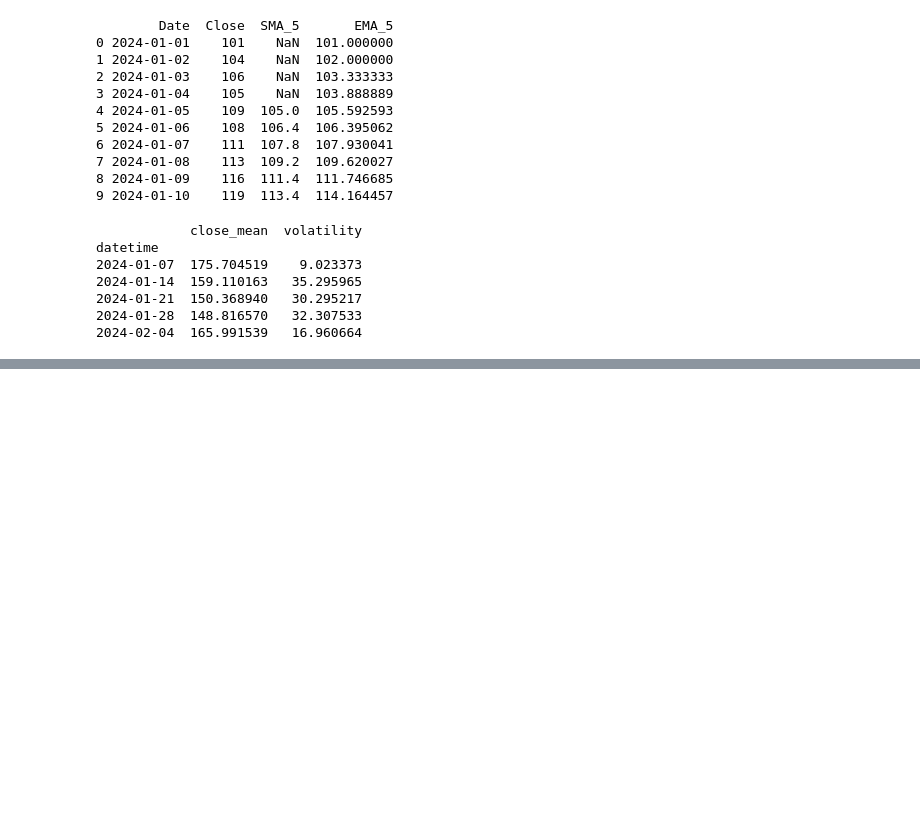
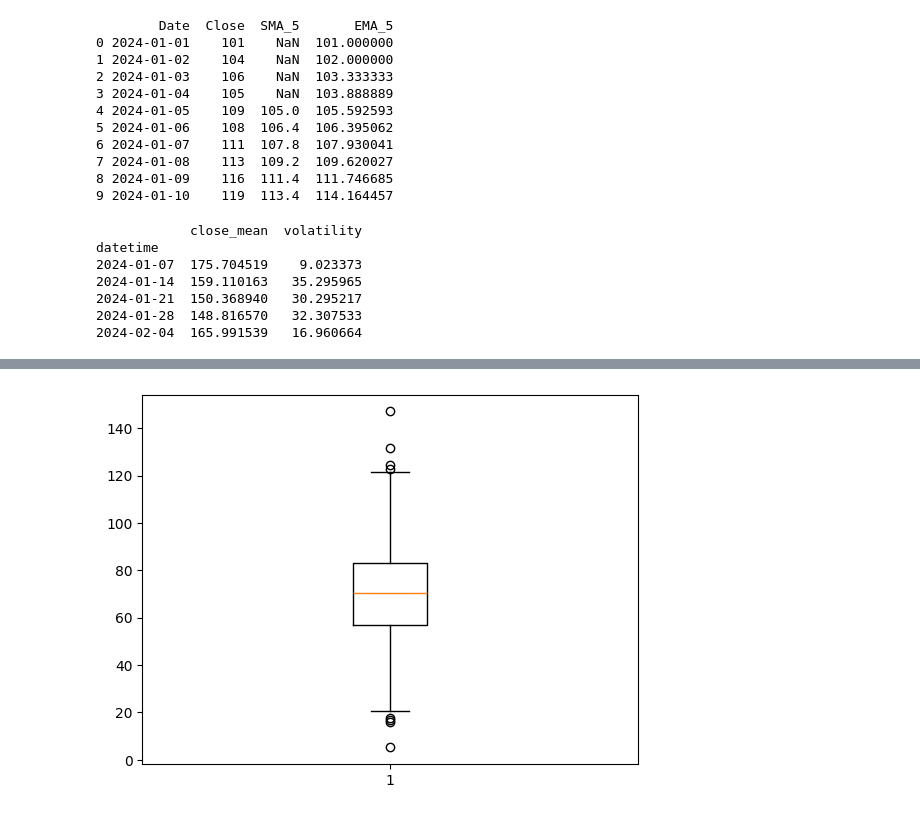
Before and after one commit to 100-hours-a-week/KTB4-whale-AI, a Jupyter notebook: 03_Weekly_Challenge/03_Matplotlib_Quests.ipynb, the cells around one changed output, grey strips where cells are left out. Cells and saved outputs as stored; diff of their text form; code cells hidden in the pictures; blank space fills up the shorter version.

```diff
--- a/03_Weekly_Challenge/03_Matplotlib_Quests.ipynb
+++ b/03_Weekly_Challenge/03_Matplotlib_Quests.ipynb
@@ -1234,10 +1467,17 @@ group_3 = np.random.normal(loc=60, scale=10, size=30)  # 평균 60, 표준편차
 # %%
 # 1번 퀘스트
 # NumPy를 사용하여
 # 평균 70, 표준편차 20을 따르는 정규 분포 데이터 1000개를 생성한 후,
 # Matplotlib을 활용하여 박스플롯을 그리기
 np.random.seed(42)
 data = np.random.normal(loc=70, scale=20, size=1000)
+
+df = pd.DataFrame(data, columns=['value'])
+
+plt.boxplot(df['value'])
+plt.show()
+# %% [output]
+[figure, added]
 # %%
 # 2번 퀘스트
 # 평균이 각각 55와 60이고, 표준편차가 8인 두 개의 그룹 데이터를 생성한 후,
```
Also changed, not shown: parts of 17 cells of this notebook, 1 other file.
